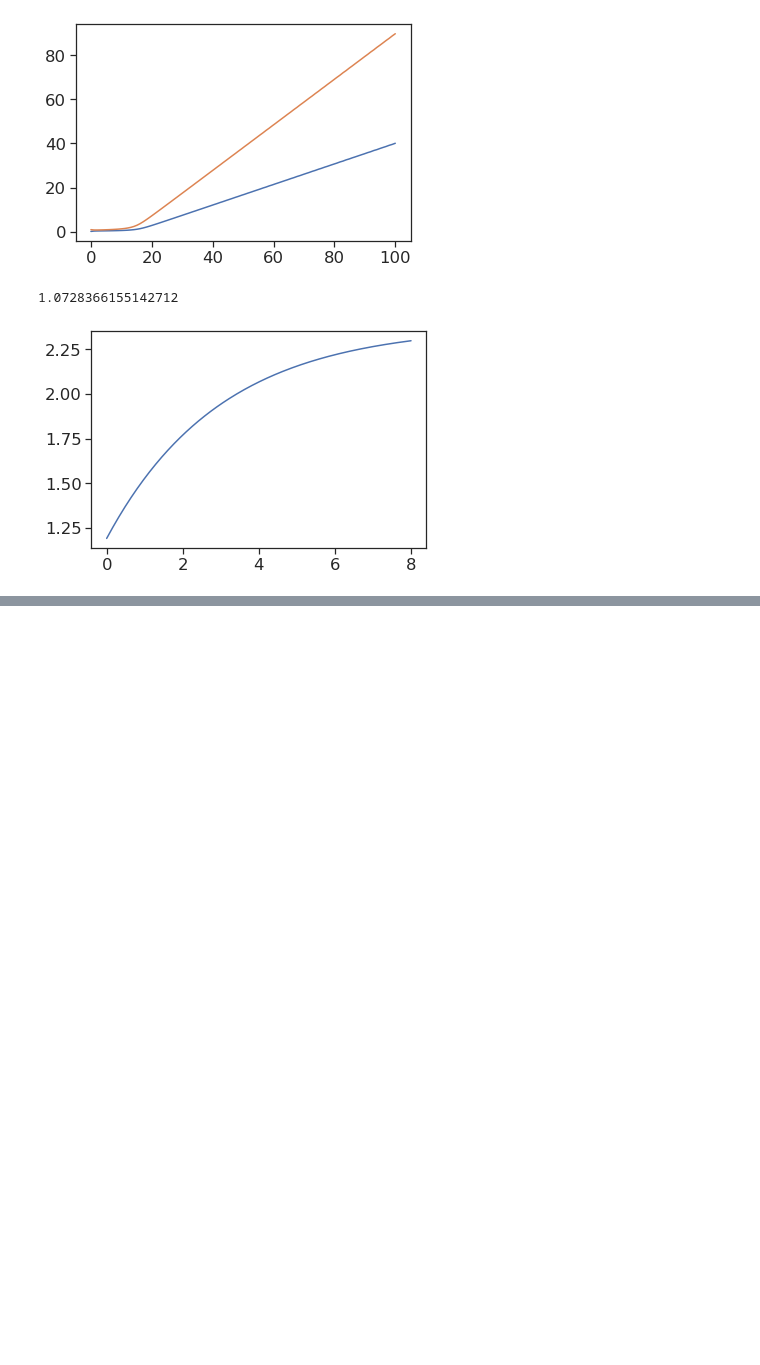
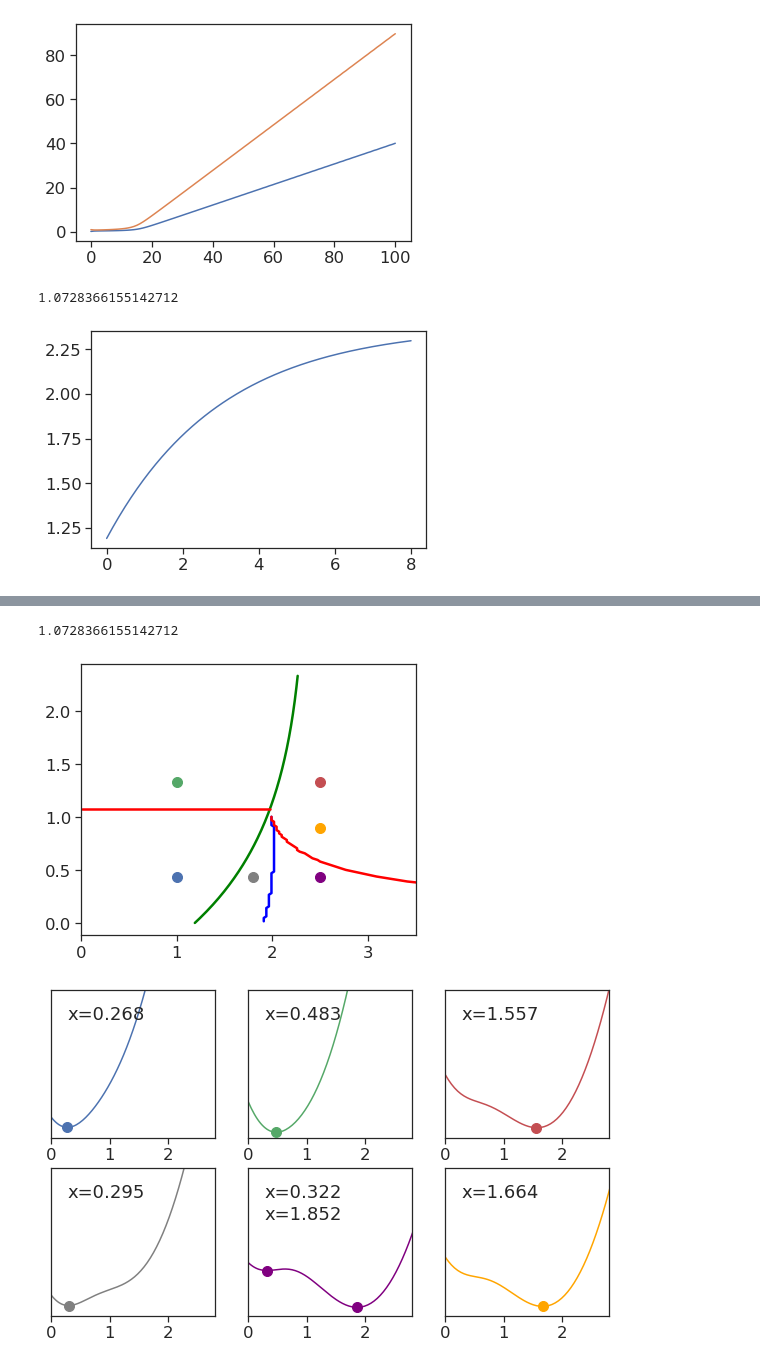
Before and after one commit to chris-price19/cell-mech-memory, a Jupyter notebook: experiment.ipynb, the cells around one changed output, grey strips where cells are left out. Cells and saved outputs as stored; diff of their text form; code cells hidden in the pictures; blank space fills up the shorter version.

```diff
--- a/experiment.ipynb
+++ b/experiment.ipynb
@@ -303,0 +202,69 @@ ax2.set_xlim([0., 4.])
+# %%
+params = {}
+params['kc'] = 1.
+params['km'] = 'stiff'
+params['n'] = 3
+params['m0'] = 3.
+params['x0'] = 1.; params['a0'] = 0.5; params['xtt'] = 0.;
+params['x_c'] = x_crit(params['n'])
+res = 150
+
+m_space = np.linspace(0., 7., res)
+x_space = np.linspace(0, 4., res)
+a_space = np.linspace(0.01, 4., res)
+# ac_ind = np.where(np.abs(a_space - a_c) == np.amin(np.abs(a_space-a_c)))[0]
+
+a_c = alpha_crit(m_space, params)
+m_c = scipy.optimize.fsolve(m_crit_general, 0.5, args=(params), xtol=1e-10)[0] / params['m0']
+print(m_c)
+
+mc_ind = np.where(np.abs(m_space/ params['m0'] - m_c) == np.amin(np.abs(m_space/ params['m0']-m_c)))[0]
+
+# U_data, gmin_overm, b1_overm, b2_overm, inf_overm, capture2minima, capture_mvals = collect_minima(m_space, x_space, a_space, params)
+U_data, m0coords, m1coords, m2coords, inf_overm, capture2minima, capture_mvals, capmax = collect_minima(m_space, x_space, a_space, params)
+
+fig, ax = plt.subplots(1,1, figsize=(6, 5))
+# print(capture_mvals)
+# first order
+ax.plot(capture2minima, np.array(capture_mvals) /params['m0'], color='blue', linewidth=2.5)
+# first order
+ax.plot(capmax, np.array(capture_mvals) /params['m0'], color='red', linewidth=2.5)
+# second order
+ax.plot(a_c, m_space/params['m0'], color='green', linewidth=2.5)
+# second order
+ax.plot([np.amin(a_space), a_c[mc_ind]],[m_c, m_c], color='red', linewidth=2.5)
+ax.set_xlim([0., 3.5])
+
+fig2, ax2 = plt.subplots(2, 3, figsize=(10, 6))
+
+choose_m = [1.3, 4., 4., 1.3, 1.3, 2.7]
+choose_a = [1., 1., 2.5, 1.8, 2.5, 2.5]
+colors = ['b','g','r','gray','purple','orange']
+for mi, mm in enumerate(choose_m):
+    plotcounter = [(0,0), (0,1), (0,2), (1,0), (1,1), (1,2)]
+
+    aa = choose_a[mi]
+    ax.scatter(aa, mm/params['m0'], s=100, color=colors[mi])
+    handle = ax2[plotcounter[mi]]
+
+    choose_a_ind = np.where(np.abs(a_space - aa) == np.amin(np.abs(a_space - aa)))[0][0]
+    choose_m_ind = np.where(np.abs(m_space - mm) == np.amin(np.abs(m_space - mm)))[0][0]
+
+    Uslice = U_data[choose_m_ind, :, :].squeeze()
+    m0coordsT = m0coords[choose_m_ind]
+    m1coordsT = m1coords[choose_m_ind]
+    m2coordsT = m2coords[choose_m_ind]
+
+    handle.plot(x_space, Uslice[:,choose_a_ind], color=colors[mi]) # mcolors['red']
+    xargs = scipy.signal.argrelextrema(Uslice[:,choose_a_ind], np.less)[0]
+    x_mins = x_space[xargs]
+    handle.scatter(x_mins, Uslice[xargs, choose_a_ind], s=100, color=colors[mi], zorder=10) # color=mcolors['blueviolet']
+    handle.set_ylim([np.amin([np.amin(Uslice[:,choose_a_ind])*1.2,-0.1]), .6])
+    handle.set_xlim([0., 2.8])
+    handle.set_yticks([])
+    for xi, xx in enumerate(x_mins):
+        handle.text(0.1, 0.8 - 0.15*xi, ('x=%.3f' % xx), transform=handle.transAxes)
+# %% [output]
+1.0728366155142712
+[figure, added]
+[figure, added]
```
Also changed, not shown: parts of 3 cells of this notebook, 4 other files.
